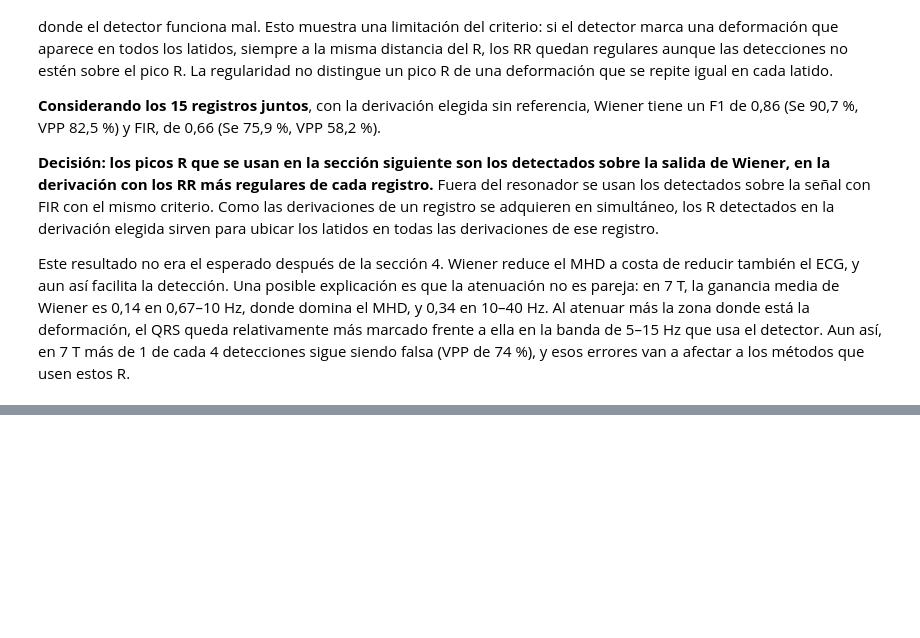
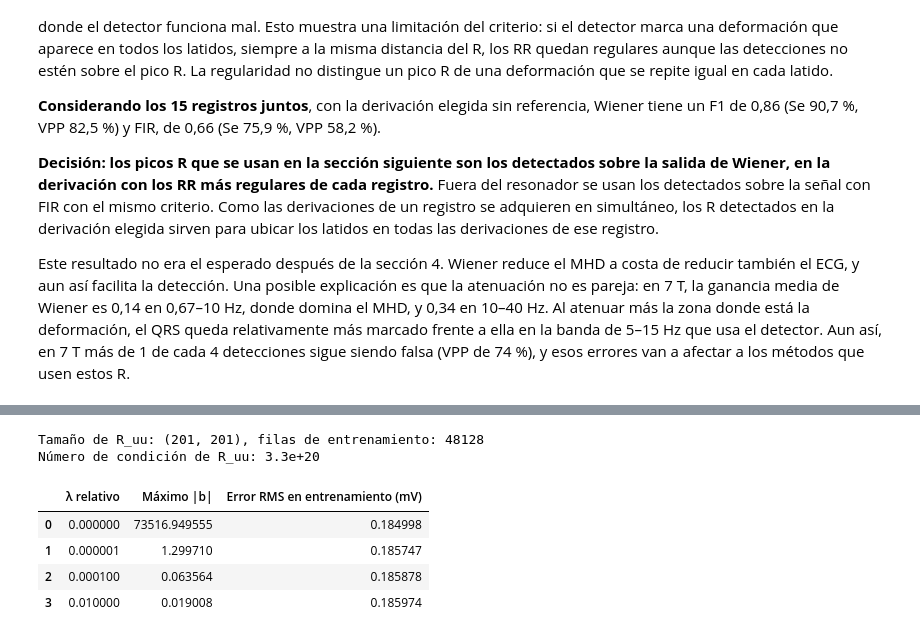
Before and after one commit to locendoya/PSIB2026Q2-TPS-Grupo03-Cendoya-Sanchez-Tobal, a Jupyter notebook: Pipeline_TPS.ipynb, the cells around one changed output, grey strips where cells are left out. Cells and saved outputs as stored; diff of their text form; code cells hidden in the pictures; blank space fills up the shorter version.

```diff
--- a/Pipeline_TPS.ipynb
+++ b/Pipeline_TPS.ipynb
@@ -2856,0 +3025,62 @@ Este resultado no era el esperado después de la sección 4. Wiener reduce el MH
+# %%
+# Wiener en el tiempo: construcción de las ecuaciones de Wiener–Hopf
+from numpy.lib.stride_tricks import sliding_window_view
+
+INICIO_WT_S = 0.020          # el tramo empieza 20 ms después del R (Krug et al., 2012)
+FIN_WT_S = 0.520             # y dura 500 ms
+MITAD_FILTRO = 100           # filtro centrado de 2·100 + 1 = 201 coeficientes
+INICIO_WT = int(round(INICIO_WT_S * FS))
+FIN_WT = int(round(FIN_WT_S * FS))
+
+
+def ecuaciones_wiener_hopf(x_dentro, picos_entrenamiento, latido_deseado):
+    """Estima R_uu y r_ud con los latidos de entrenamiento.
+
+    Cada fila de U contiene las 201 muestras de entrada centradas en un instante
+    del tramo; D contiene el valor deseado en ese instante.
+    """
+    ventanas = sliding_window_view(x_dentro, 2 * MITAD_FILTRO + 1)
+    filas_u, filas_d = [], []
+    for p in picos_entrenamiento:
+        a, b = p + INICIO_WT - MITAD_FILTRO, p + FIN_WT - MITAD_FILTRO
+        if a >= 0 and b <= len(ventanas):
+            filas_u.append(ventanas[a:b])
+            filas_d.append(latido_deseado)
+    U, D = np.vstack(filas_u), np.concatenate(filas_d)
+    return U.T @ U / len(U), U.T @ D / len(U), U, D
+
+
+def latido_promedio_tramo(x, picos):
+    """Promedio de los tramos [R + 20 ms, R + 520 ms) de un registro."""
+    return np.mean([x[p + INICIO_WT: p + FIN_WT] for p in picos
+                    if p + FIN_WT <= len(x)], axis=0)
+
+
+# Ejemplo: 3T03Ff, derivación II, con los picos detectados
+w = wiener_derivacion("ECGMRI3T03Ff", "ECGMRI3T03Out", "II")
+entrenamiento, _ = dividir_latidos(picos_detectados["ECGMRI3T03Ff"])
+deseado = latido_promedio_tramo(w["Fuera"], picos_detectados["ECGMRI3T03Out"])
+R_uu, r_ud, U, D = ecuaciones_wiener_hopf(w["Entrada"], entrenamiento, deseado)
+
+print(f"Tamaño de R_uu: {R_uu.shape}, filas de entrenamiento: {len(U)}")
+print(f"Número de condición de R_uu: {np.linalg.cond(R_uu):.1e}")
+
+# Efecto de agregar λ·I a R_uu (λ relativo a la traza de R_uu / M)
+filas_lambda = []
+for lam_relativo in [0, 1e-6, 1e-4, 1e-2]:
+    lam = lam_relativo * np.trace(R_uu) / len(R_uu)
+    b = np.linalg.solve(R_uu + lam * np.eye(len(R_uu)), r_ud)
+    filas_lambda.append({
+        "λ relativo": lam_relativo,
+        "Máximo |b|": np.max(np.abs(b)),
+        "Error RMS en entrenamiento (mV)": np.sqrt(np.mean((U @ b - D) ** 2)),
+    })
+display(pd.DataFrame(filas_lambda))
+# %% [output]
+Tamaño de R_uu: (201, 201), filas de entrenamiento: 48128
+Número de condición de R_uu: 3.3e+20
+|  | λ relativo | Máximo |b| | Error RMS en entrenamiento (mV) |
+| 0 | 0.000000 | 73516.949555 | 0.184998 |
+| 1 | 0.000001 | 1.299710 | 0.185747 |
+| 2 | 0.000100 | 0.063564 | 0.185878 |
+| 3 | 0.010000 | 0.019008 | 0.185974 |
```
Also changed, not shown: parts of 11 cells of this notebook.
